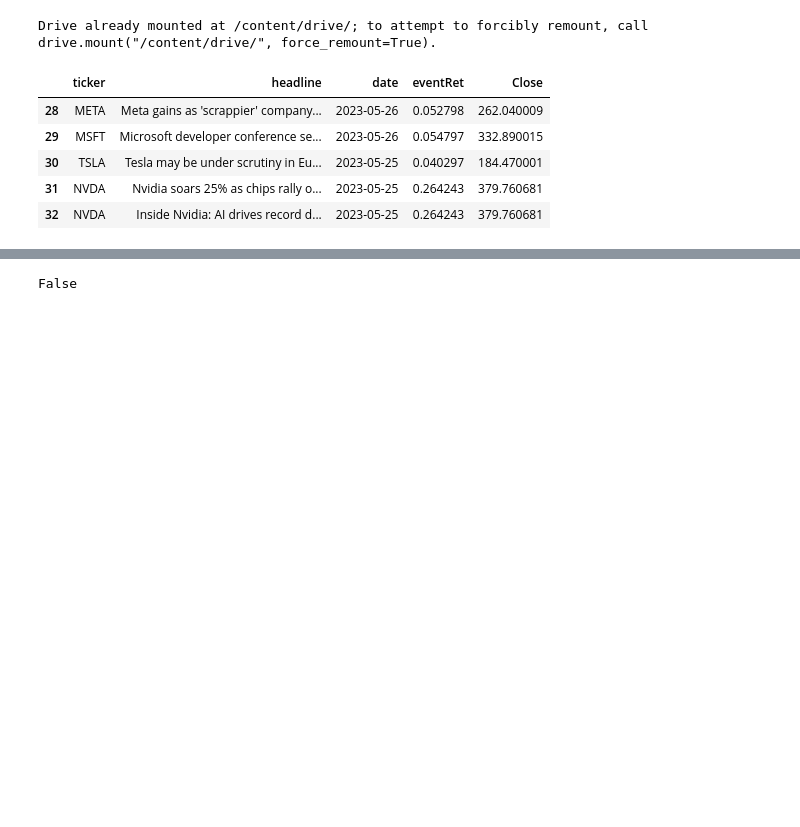
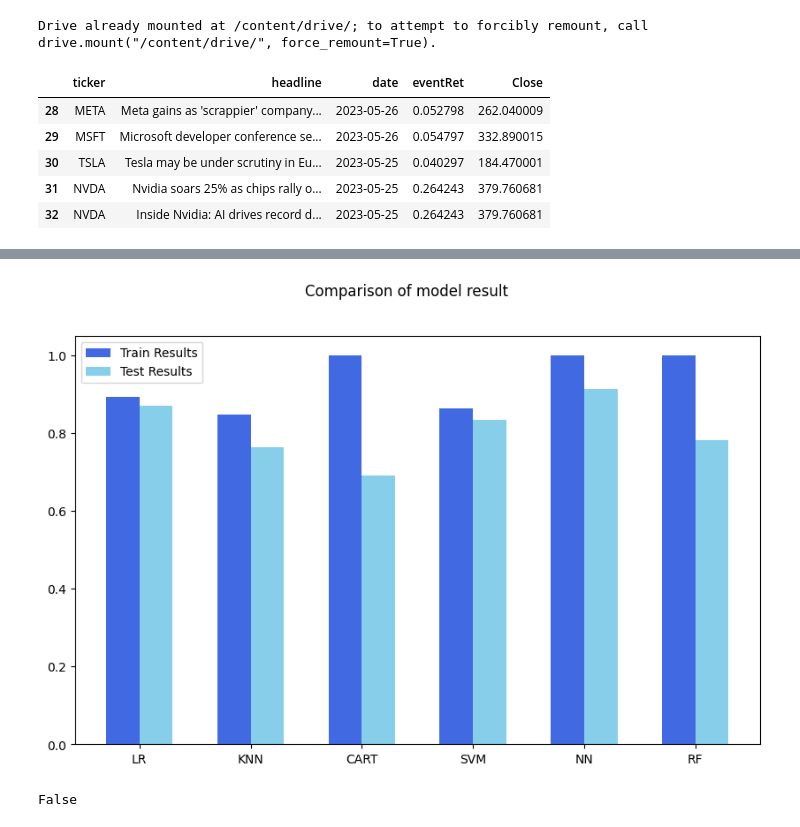
Before and after one commit to fedor44/Sentiment_for_Stock_Investment_Strategy, a Jupyter notebook: Untitled48.ipynb, the cells around one changed output, grey strips where cells are left out. Cells and saved outputs as stored; diff of their text form; code cells hidden in the pictures; blank space fills up the shorter version.

```diff
--- a/Untitled48.ipynb
+++ b/Untitled48.ipynb
@@ -189,3 +194,21 @@ Drive already mounted at /content/drive/; to attempt to forcibly remount, call d
 | 30 | TSLA | Tesla may be under scrutiny in Eu... | 2023-05-25 | 0.040297 | 184.470001 |
 | 31 | NVDA | Nvidia soars 25% as chips rally o... | 2023-05-25 | 0.264243 | 379.760681 |
 | 32 | NVDA | Inside Nvidia: AI drives record d... | 2023-05-25 | 0.264243 | 379.760681 |
+# %%
+# 자연어 처리, 문장 분류, 개체 인식, 감정 분석, 질문 응답 등의 작업을 처리할 수 있는 SpaCy에서 제공하는 en_core_web_lg 모델 설치
+#!python -m spacy download en_core_web_lg
+
+import pandas as pd
+import en_core_web_lg
+nlp = en_core_web_lg.load()
+
+# 감정 분석에 어떤 모델을 이용할지 여러 알고리즘을 이용하여 확인
+# kaggle에서 모델 확인에 필요한 감정 데이터가 레이블링 된 데이터를 로드 함
+# (https://www.kaggle.com/datasets/ryanchan911/selective-stock-headlines-sentiment?select=Project6500.csv)
+# 해당 데이터를 다운 받아 구글 드라이드에 저장하여 사용
+df_sentimentData = pd.read_csv('/content/drive/MyDrive/DeepNeuralNetwork/Project6500.csv', encoding='ISO-8859-1')
+
+# 로드 된 값의 모든 headline에 대해 단어 벡터 평균을 계산
+# 해당 평균 벡터는 각 문장의 의미를 임베딩(벡터 공간으로 표현)하는데 사용 됨
+vectors = pd.np.array([pd.np.array([token.vector for token in nlp(s)]).mean(axis=0) * pd.np.ones((300)) \
+                           for s in df_sentimentData['headline']])
@@ -192,3 +298,22 @@ Drive already mounted at /content/drive/; to attempt to forcibly remount, call d
+# %%
+import numpy as np
+# 바 그래프를 이용한 결과 비교
+from matplotlib import pyplot
+
+fig = pyplot.figure()
+ind = np.arange(len(names))
+width = 0.3
+fig.suptitle('Comparison of model result')
+ax = fig.add_subplot(111)
+pyplot.bar(ind - width/2, train_results,  width = width, label = 'Train Results', color = 'royalblue')
+pyplot.bar(ind + width/2, test_results, width = width, label = 'Test Results', color = 'skyblue')
+fig.set_size_inches(10,6)
+pyplot.legend()
+ax.set_xticks(ind)
+ax.set_xticklabels(names)
+pyplot.show()
+# %% [output]
+[figure, added]
 # %%
 import torch
 
```
Also changed, not shown: parts of 4 cells of this notebook.
